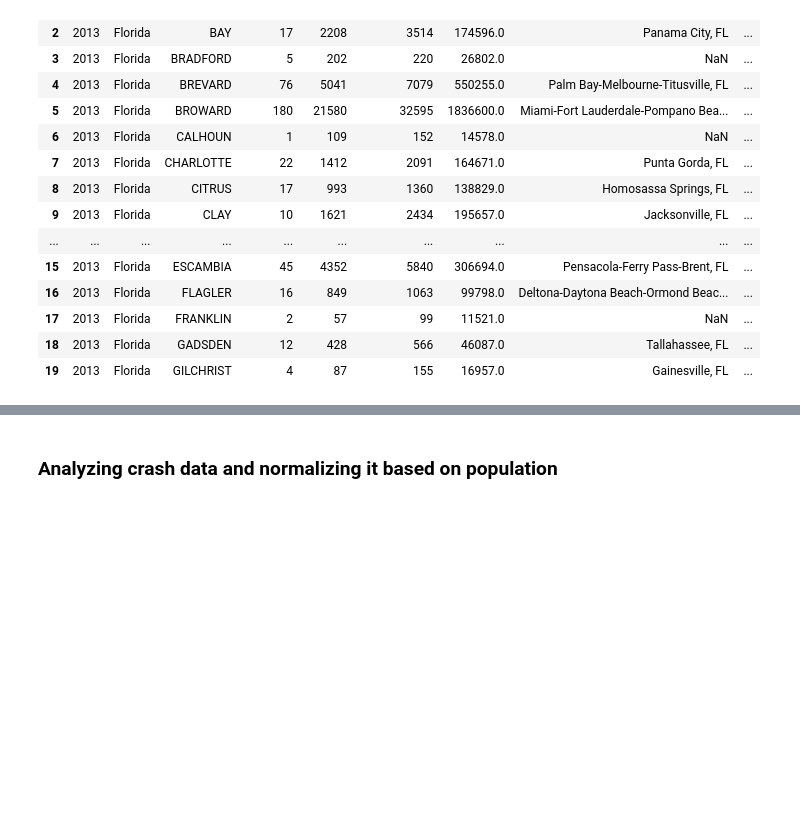
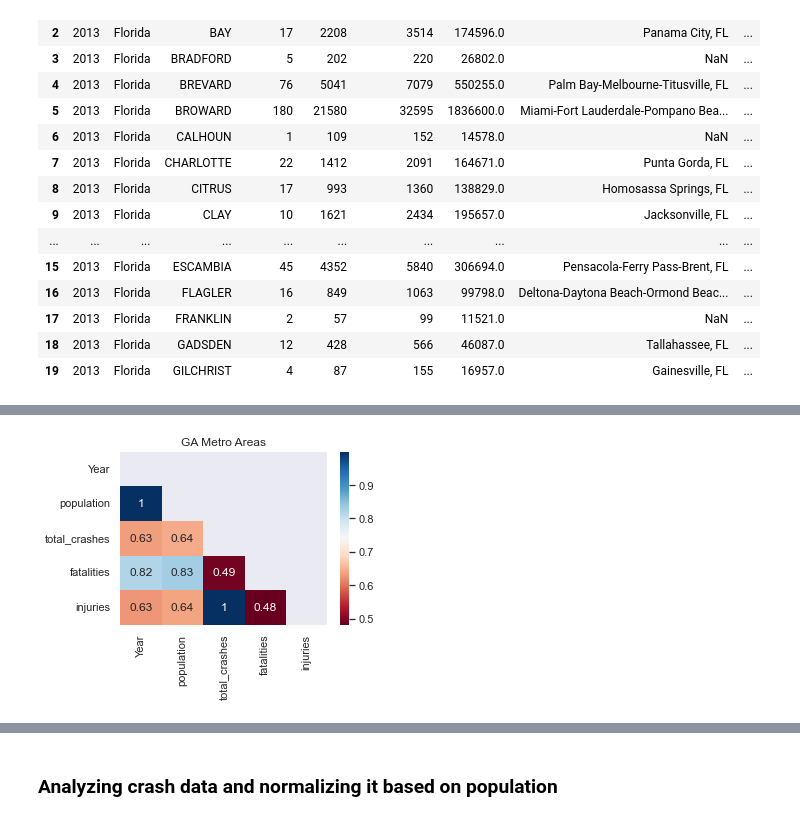
Before and after one commit to igoike/Capstone, a Jupyter notebook: notebooks/final_analysis.ipynb, the cells around one changed output, grey strips where cells are left out. Saved outputs shown, nothing was run; the diff lists cells and outputs as text; code cells hidden in the pictures; blank space fills up the shorter version.

```diff
--- a/notebooks/final_analysis.ipynb
+++ b/notebooks/final_analysis.ipynb
@@ -55,0 +154,3 @@ NameError: name 'df_master' is not defined
+# %%
+df_new = df_master_corr.groupby(["Year","State","Metropolitan/Micropolitan Statistical Area"]).agg({"population":"sum","total_crashes":"sum","fatalities":"sum","injuries":"sum"}).reset_index()
+df_new
@@ -55,0 +175,3 @@ NameError: name 'df_master' is not defined
+# %%
+# df_new["Year"] = df_new["Year"].astype(str)
+df_new["population"] = df_new["population"].astype(int)
@@ -55,0 +299,3 @@ NameError: name 'df_master' is not defined
+# %%
+df_ga_metro = df_new.loc[(df_new['State'] == "Georgia") & (df_new['Metropolitan/Micropolitan Statistical Area'] == "Metropolitan Statistical Area")]
+df_ga_metro
@@ -55,0 +345,6 @@ NameError: name 'df_master' is not defined
+# %%
+fig,ax = plt.subplots(figsize=(5,4))
+dataplot = sns.heatmap(df_ga_metro.corr(),ax=ax, cmap="RdBu",annot=True,mask=mask_ga).set(title='GA Metro Areas')
+plt.show()
+# %% [output]
+[figure, added]
```
Also changed, not shown: parts of 47 cells of this notebook, 10 other files.
